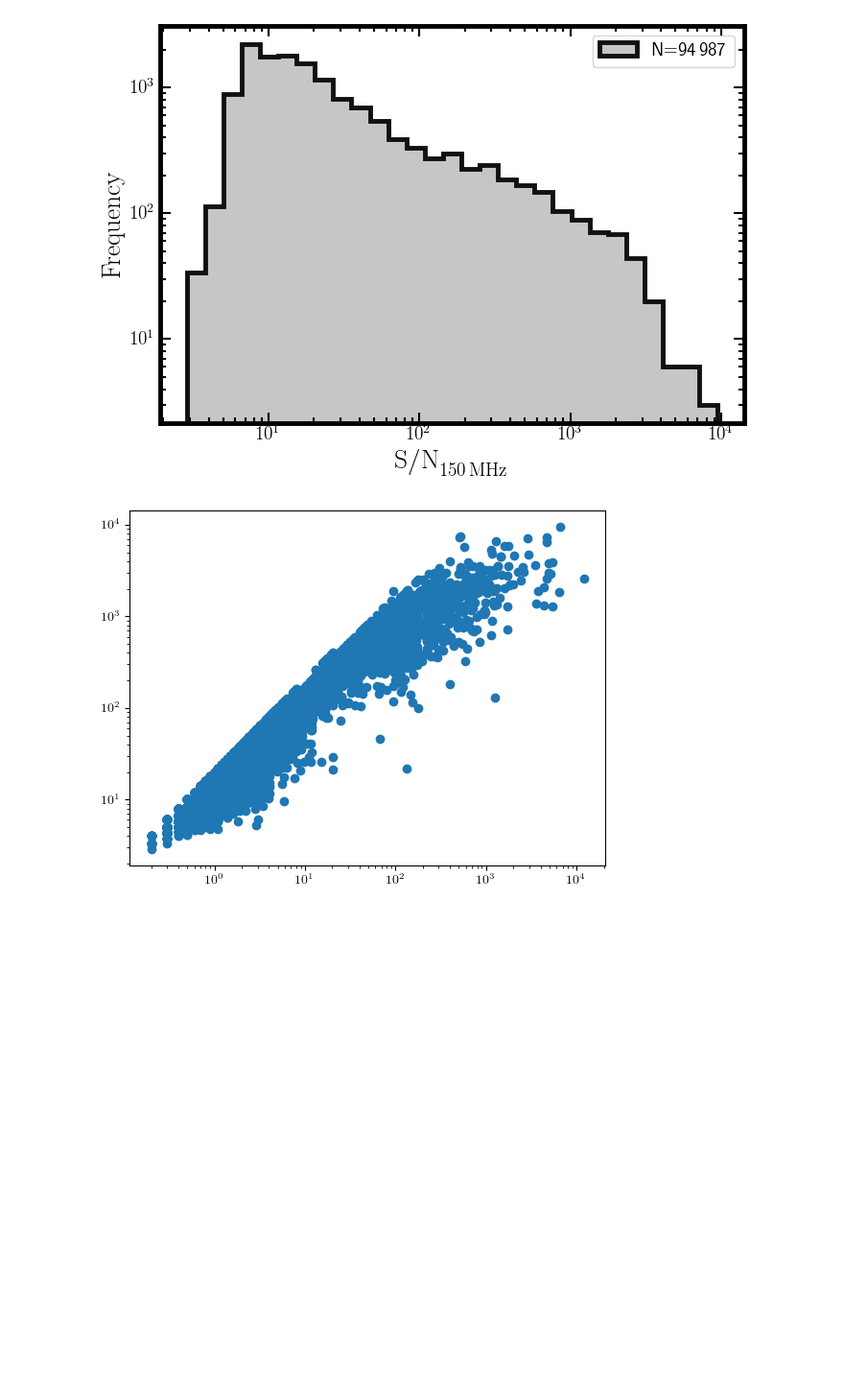
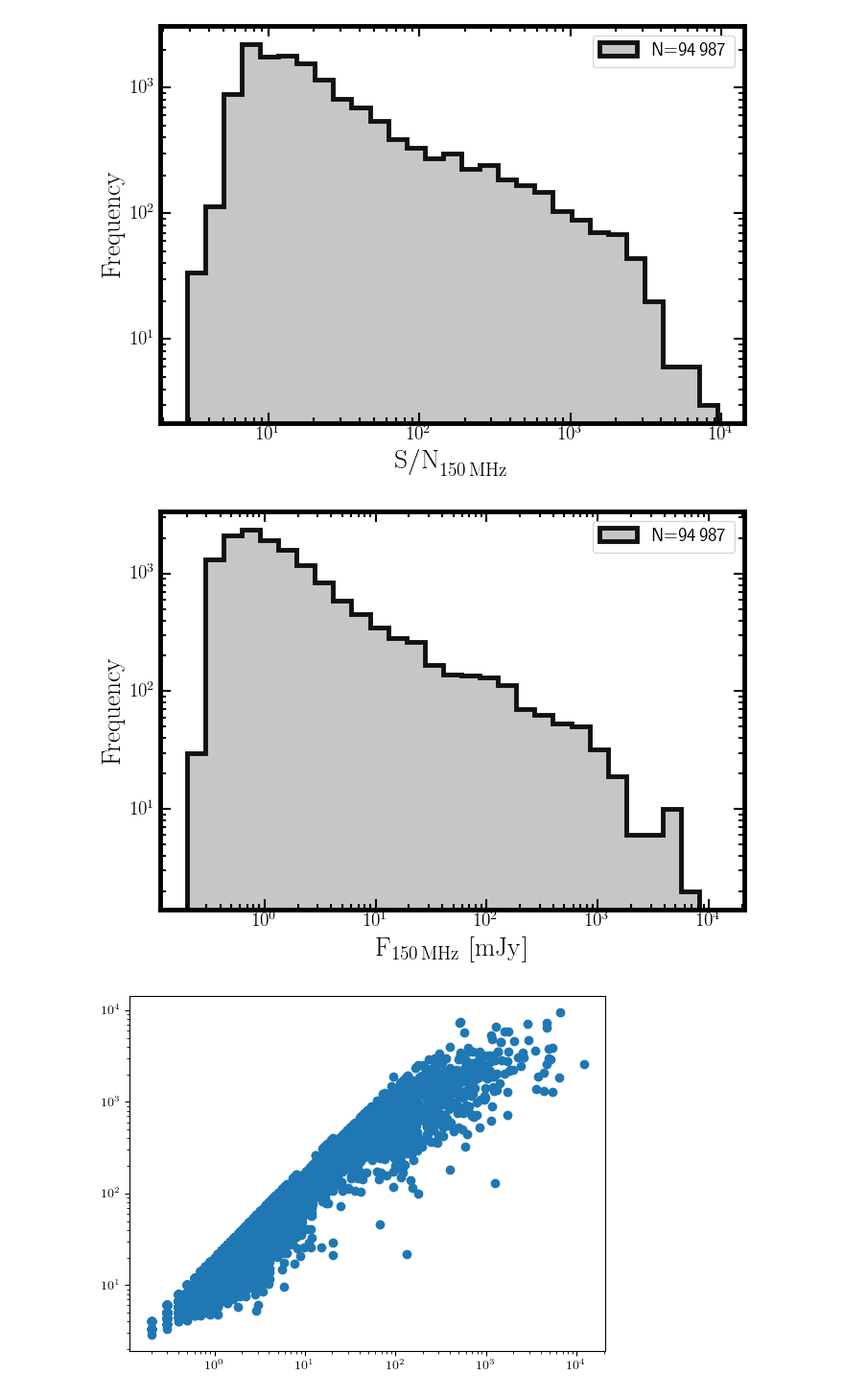
Before and after one commit to racarvajal/Pipeline_ML_6arcsec, a Jupyter notebook: ML_13.ipynb, the cells around one changed output. Shown at 96% size. Cells and saved outputs as stored; diff of their text form; code cells hidden in the pictures; blank space fills up the shorter version.

Commit message:
show distribution flux VLAS82

```diff
--- a/ML_13.ipynb
+++ b/ML_13.ipynb
@@ -452,6 +454,36 @@ fig.tight_layout()
 plt.show()
 # %% [output]
 [figure]
+# %%
+fig             = plt.figure(figsize=(7,5.0))
+ax1             = fig.add_subplot(111, xscale='log', yscale='log')
+
+set_to_plot     = train_test_df
+
+min_Sint  = np.nanmin(selected_df.loc[:, 'Sint_LOFAR_non_imp'])
+max_Sint  = np.nanmax(selected_df.loc[:, 'Sint_LOFAR_non_imp'])
+Sint_bins = np.logspace(np.log10(min_Sint), np.log10(max_Sint), 30)
+
+sample_size = len(selected_df.loc[:, 'Sint_LOFAR_non_imp'])
+
+ax1.hist(selected_df.loc[:, 'Sint_LOFAR_non_imp'], bins=Sint_bins, histtype='stepfilled',
+         ec='k', lw=3.5, color=cm.get_cmap('cet_gray')(0.8), alpha=1.0,
+         label=f'N={sample_size:,}'.replace(',', '$\,$'))
+
+ax1.tick_params(which='both', top=True, right=True, direction='in')
+ax1.tick_params(axis='both', which='major', labelsize=14)
+ax1.tick_params(which='major', length=8, width=1.5)
+ax1.tick_params(which='minor', length=4, width=1.5)
+ax1.set_xlabel(r'$\mathrm{F}_{150 \, \mathrm{MHz}} ~ [\mathrm{mJy}]$', size=20)
+ax1.set_ylabel(r'$\mathrm{Frequency}$', size=20)
+plt.setp(ax1.spines.values(), linewidth=3.5)
+plt.setp(ax1.spines.values(), linewidth=3.5)
+plt.legend(loc=1, fontsize=14)
+plt.grid(False)
+fig.tight_layout()
+plt.show()
+# %% [output]
+[figure, added]
 # %%
 plt.plot(selected_df.loc[:, 'Sint_LOFAR_non_imp'], selected_df.loc[:, 'SNR_LOFAR'], ls='None', marker='o')
 plt.xscale('log')
```
Also changed, not shown: parts of 6 cells of this notebook.
